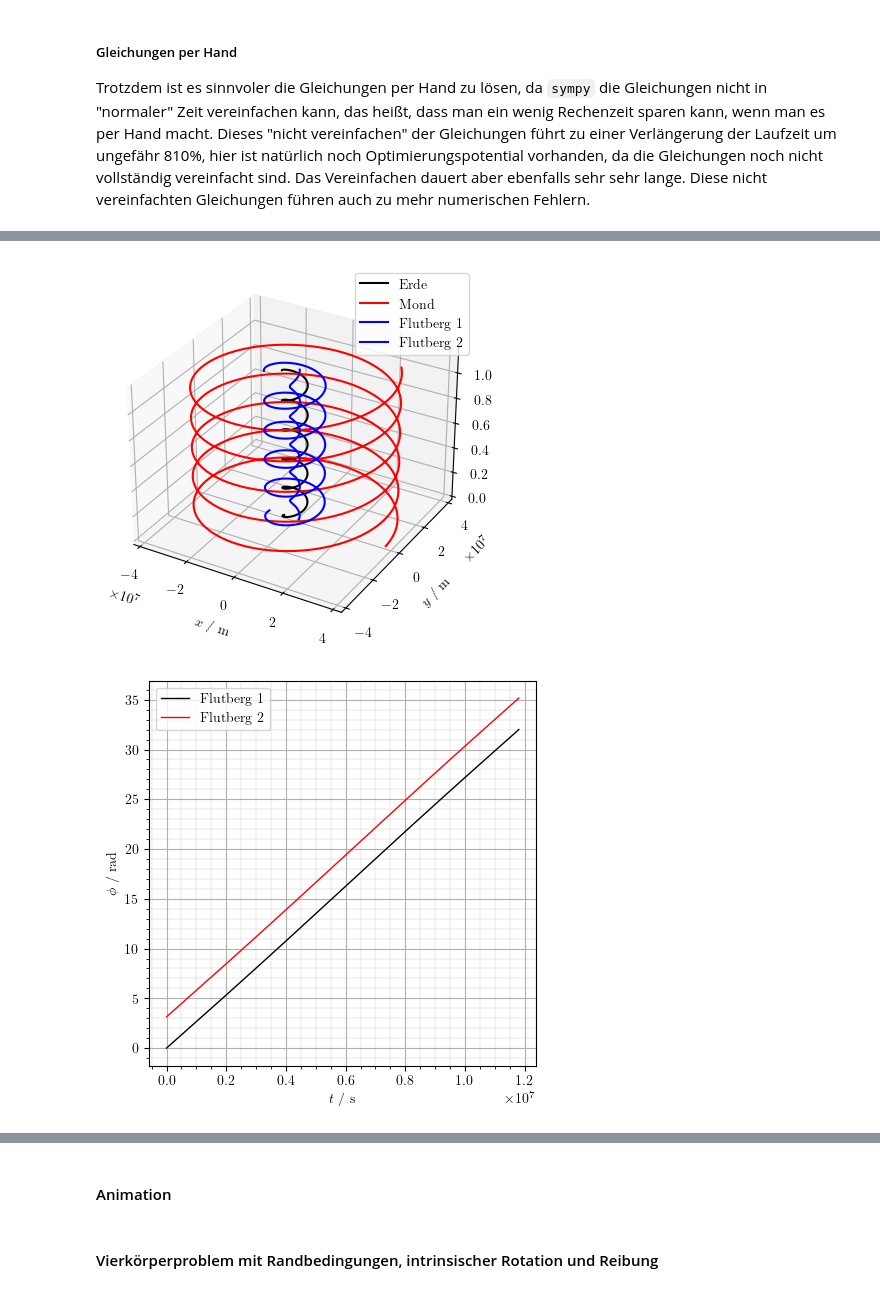
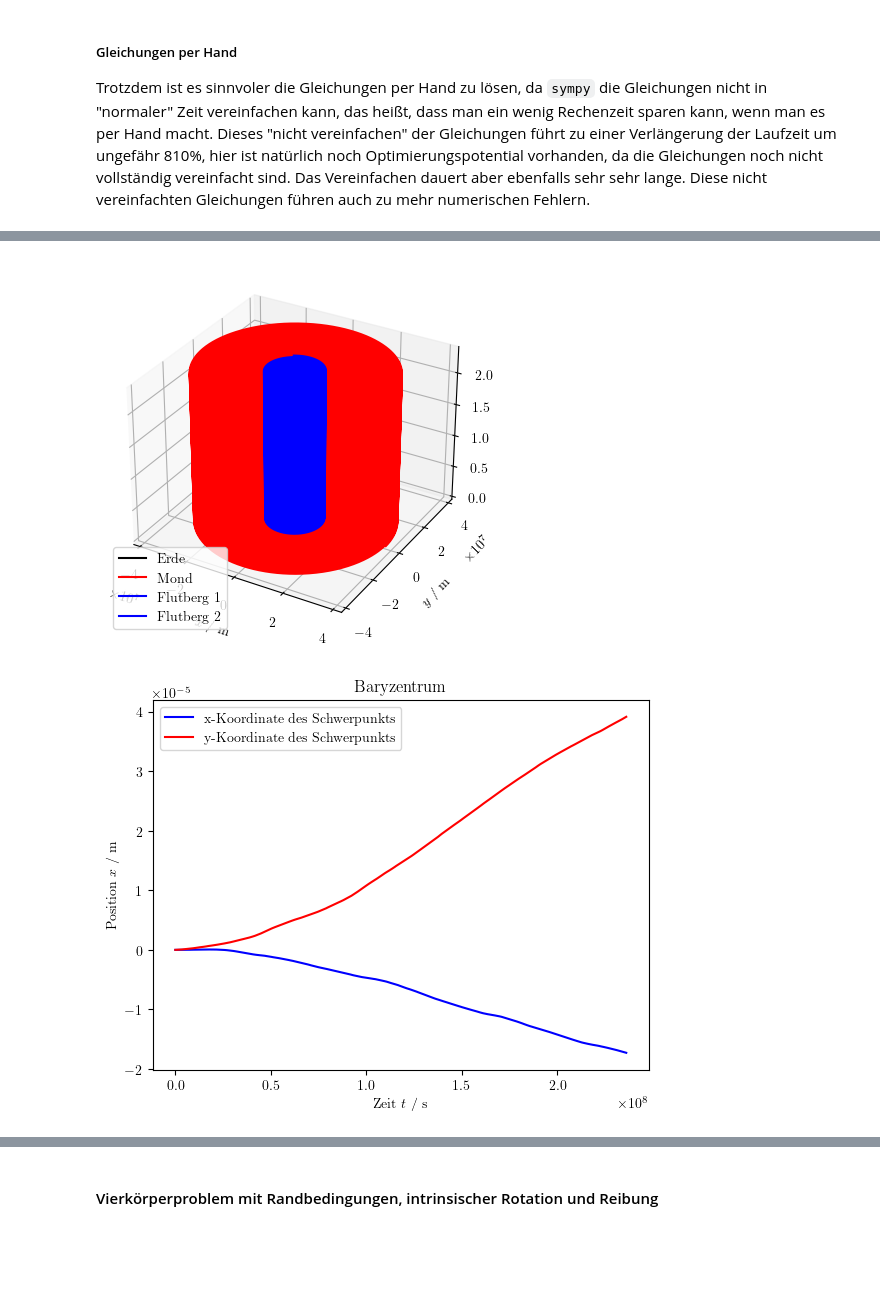
Before and after one commit to Nusssecke/Gezeitenreibung, a Jupyter notebook: gezeitenreibung.ipynb, the cells around one changed output, grey strips where cells are left out. Drawn from its saved outputs; the diff is of its cells as text; code cells hidden in the pictures; blank space fills up the shorter version.

```diff
--- a/gezeitenreibung.ipynb
+++ b/gezeitenreibung.ipynb
@@ -351,24 +355,37 @@ def eq_motion_4body(t, state, mass):
     mu_y = m_E + m_1*np.sin(phi_1)**2 + m_2*np.sin(phi_2)**2
     a = (G*m_M*m_E)/((x_M - x_E)**2 + (y_M - y_E)**2)**(3/2)
     b = m_1*np.sin(phi_1)*np.cos(phi_1) + m_2*np.sin(phi_2)*np.cos(phi_2)
-    c1 = m_1*RErde*omega_1**2 + (G*m_M*m_1*((x_M - (x_E + RErde*np.cos(phi_1)))*np.cos(phi_1) + (y_M - (y_E + RErde*np.sin(phi_1)))))/((x_M - (x_E + RErde*np.cos(phi_1)))**2 + (y_M - (y_E + RErde*np.sin(phi_1)))**2)**(3/2)
-    c2 = m_2*RErde*omgea_2**2 + (G*m_M*m_2*((x_M - (x_E + RErde*np.cos(phi_2)))*np.cos(phi_2) + (y_M - (y_E + RErde*np.sin(phi_2)))))/((x_M - (x_E + RErde*np.cos(phi_2)))**2 + (y_M - (y_E + RErde*np.sin(phi_2)))**2)**(3/2)
+    x_1 = x_E + RErde*np.cos(phi_1)
+    y_1 = y_E + RErde*np.sin(phi_1)
+    x_2 = x_E + RErde*np.cos(phi_2)
+    y_2 = y_E + RErde*np.sin(phi_2)
+    c1 = m_1*RErde*omega_1**2 + (G*m_M*m_1*((x_M - x_1)*np.cos(phi_1) + (y_M - y_1)*np.sin(phi_1)))/((x_M - x_1)**2 + (y_M - y_1)**2)**(3/2)
+    c2 = m_2*RErde*omgea_2**2 + (G*m_M*m_2*((x_M - x_2)*np.cos(phi_2) + (y_M - y_2)*np.sin(phi_2)))/((x_M - x_2)**2 + (y_M - y_2)**2)**(3/2)
 
     # The earth's acceleration:
     ax_E = 1/(mu_x - b**2/mu_y) * (a*(x_M - x_E) -b/mu_y*(a*(y_M - y_E) + c1*np.sin(phi_1) + c2*np.sin(phi_2)) + c1*np.cos(phi_1) + c2*np.cos(phi_2))
     ay_E = 1/mu_y*(a*(y_M - y_E) - b*ax_E + c1*np.sin(phi_1) + c2*np.sin(phi_2))
 
     # The moon's acceleration:
-    ax_M = G*((m_E*(x_E - x_M))/((x_E - x_M)**2 + (y_E - y_M)**2)**(3/2) + (m_1*(x_E + RErde*np.cos(phi_1) - x_M))/((x_E + RErde*np.cos(phi_1) - x_M)**2 + (y_E + RErde*np.sin(phi_1) - y_M)**2)**(3/2) + (m_2*(x_E + RErde*np.cos(phi_2) - x_M))/((x_E + RErde*np.cos(phi_2) - x_M)**2 + (y_E + RErde*np.sin(phi_2) - y_M)**2)**(3/2))
-    ay_M = G*((m_E*(y_E - y_M))/((x_E - x_M)**2 + (y_E - y_M)**2)**(3/2) + (m_1*(y_E + RErde*np.cos(phi_1) - y_M))/((x_E + RErde*np.cos(phi_1) - x_M)**2 + (y_E + RErde*np.sin(phi_1) - y_M)**2)**(3/2) + (m_2*(y_E + RErde*np.cos(phi_2) - y_M))/((x_E + RErde*np.cos(phi_2) - x_M)**2 + (y_E + RErde*np.sin(phi_2) - y_M)**2)**(3/2))
+    ax_M = G*((m_E*(x_E - x_M))/((x_E - x_M)**2 + (y_E - y_M)**2)**(3/2) + (m_1*(x_1 - x_M))/((x_1 - x_M)**2 + (y_1 - y_M)**2)**(3/2) + (m_2*(x_2 - x_M))/((x_2 - x_M)**2 + (y_2 - y_M)**2)**(3/2))
+    ay_M = G*((m_E*(y_E - y_M))/((x_E - x_M)**2 + (y_E - y_M)**2)**(3/2) + (m_1*(y_1 - y_M))/((x_1 - x_M)**2 + (y_1 - y_M)**2)**(3/2) + (m_2*(y_2 - y_M))/((x_2 - x_M)**2 + (y_2 - y_M)**2)**(3/2))
 
     # Tides angular acceleration:
     alpha_1 = tides_acceleration(x_E, y_E, ax_E, ay_E, x_M, y_M, phi_1, omega_1, m_M)
     alpha_2 = tides_acceleration(x_E, y_E, ax_E, ay_E, x_M, y_M, phi_2, omgea_2, m_M)
 
     return[vx_E, vy_E, vx_M, vy_M, omega_1, omgea_2, ax_E, ay_E, ax_M, ay_M, alpha_1, alpha_2]
+
+# Fehler in c1, c2 fehlt sin/cos bei zweiter diff über dem Bruch
+# Mond zweiter summand y_1 falsch, dritter summand auch
 # %%
 def baryzentrum(m1, m2, r): return r*m2/(m1+m2) # TODO Remove, redundant
+
+def center_of_mass(m1, m2, m3, m4, x_1, y_1, x_2, y_2, x_3, y_3, x_4, y_4): # TODO Remove, not used
+    '''Returns the coordinates of the center of mass of the system'''
+    x = (m1*x_1 + m2*x_2 + m3*x_3 + m4*x_4)/(m1 + m2 + m3 + m4)
+    y = (m1*y_1 + m2*y_2 + m3*y_3 + m4*y_4)/(m1 + m2 + m3 + m4)
+    return [x, y]
 
 def iv_stable_orbit_4body():
     '''Initial conditions for the Earth-Moon-Tides system in a stable orbit'''
@@ -379,7 +396,7 @@ def iv_stable_orbit_4body():
     # but weigh so little that the center of doesn't really change
     abstand_baryzentrum_erde = baryzentrum(mErde + mOzean, mMond, rMondBahn)
     x0_Erde = [-abstand_baryzentrum_erde, 0]
-    x0_Mond = [rMondBahn-abstand_baryzentrum_erde, 0]
+    x0_Mond = [rMondBahn - abstand_baryzentrum_erde, 0]
 
     # We choose the starting velocities such that the center of mass is at rest
     vy0_Erde = 2*pi*abstand_baryzentrum_erde/TMondBahn
@@ -405,7 +422,7 @@ def four_body_problem(pos_body_1: list, pos_body_2: list, phi_1: float, phi_2: f
     x_E, y_E, x_M, y_M, phi_1, phi_2, vx_E, vy_E, vx_M, vy_M, omega_1, omega_2 = solution.y
     return [solution.t, x_E, y_E, x_M, y_M, phi_1, phi_2]
 
-t, x_E, y_E, x_M, y_M, phi_1, phi_2 = four_body_problem(*iv_stable_orbit_4body(), 5*TMondBahn)
+t, x_E, y_E, x_M, y_M, phi_1, phi_2 = four_body_problem(*iv_stable_orbit_4body(), 100*TMondBahn)
 # %%
 x_1, y_1 = x_E + RErde*np.cos(phi_1), y_E + RErde*np.sin(phi_1)
 x_2, y_2 = x_E + RErde*np.cos(phi_2), y_E + RErde*np.sin(phi_2)
@@ -438,6 +455,18 @@ ax.plot(x_2, y_2, t, 'b', label='Flutberg 2')
 ax.set_xlabel("$x$ / m")
 ax.set_ylabel("$y$ / m")
 ax.set_zlabel("$t$ / s")
+ax.legend()
+plt.show()
+plt.close()
+
+# Plot the change of the center of mass over time
+fig, ax = plt.subplots()
+fig.set_label("Bewegung des Baryzentrum des Erde-Mond-Systems")
+ax.plot(t, center_of_mass(mErde, mMond, mOzean/2, mOzean/2, x_E, y_E, x_M, y_M, x_1, y_1, x_2, y_2)[0], color='blue', label='x-Koordinate des Schwerpunkts')
+ax.plot(t, center_of_mass(mErde, mMond, mOzean/2, mOzean/2, x_E, y_E, x_M, y_M, x_1, y_1, x_2, y_2)[1], color='red', label='y-Koordinate des Schwerpunkts')
+ax.set_xlabel('Zeit $t$ / s')
+ax.set_ylabel('Position $x$ / m')
+ax.set_title('Baryzentrum')
 ax.legend()
 plt.show()
 plt.close()
@@ -455,32 +484,32 @@ plt.plot(t, phi_1 , 'k', linewidth=1, label='Flutberg 1')
 plt.plot(t, phi_2, 'r', linewidth=1, label='Flutberg 2')
 
 plt.legend()
 plt.show()
 plt.close()
 
 # Animation of the four body problem #
 if not fastExecution: # Don't render if not necessary
     fig = plt.figure(figsize=(5, 5)) # Square figure, so the circles are actually circles
     ax = plt.axes(xlim=(-4e8, 4e8), ylim=(-4e8, 4e8))
     earth_line, = ax.plot([], [], marker='o', lw=0.1, color='blue', label='Erde (*10)')
     moon_line, = ax.plot([], [], marker='o', lw=0.1, color='red', label='Mond')
     tide_1_line, = ax.plot([], [], marker='o', lw=0.1, color='green', label='Flutberg 1 (*10)')
     tide_2_line, = ax.plot([], [], marker='o', lw=0.1, color='violet', label='Flutberg 2 (*10)')
     ax.legend()
 
     def animate(i):
         earth_line.set_data([x_E[i]*10], [y_E[i]*10])
         moon_line.set_data([x_M[i]], [y_M[i]])
         tide_1_line.set_data([x_1[i]*10], [y_1[i]*10])
         tide_2_line.set_data([x_2[i]*10], [y_2[i]*10])
         return earth_line, moon_line
 
     anim = FuncAnimation(fig, animate, init_func=None, frames=t.shape[0], interval=30, blit=True)
     anim.save('Erde_Mond_Flutberge.gif', writer='pillow')
     plt.close()
 
 display(Image(data=open('Erde_Mond_Flutberge.gif','rb').read(), format='png'))
 # %% [output]
 [figure]
-[figure, old version]
+[figure, new version]
-[figure, old version]
+[figure, new version]
@@ -488,5 +518,3 @@ display(Image(data=open('Erde_Mond_Flutberge.gif','rb').read(), format='png'))
-# %% [markdown]
-#### Animation
 # %% [markdown]
 #### Vierkörperproblem mit Randbedingungen, intrinsischer Rotation und Reibung
 # %% [markdown]
```
Also changed, not shown: parts of 2 cells of this notebook.
